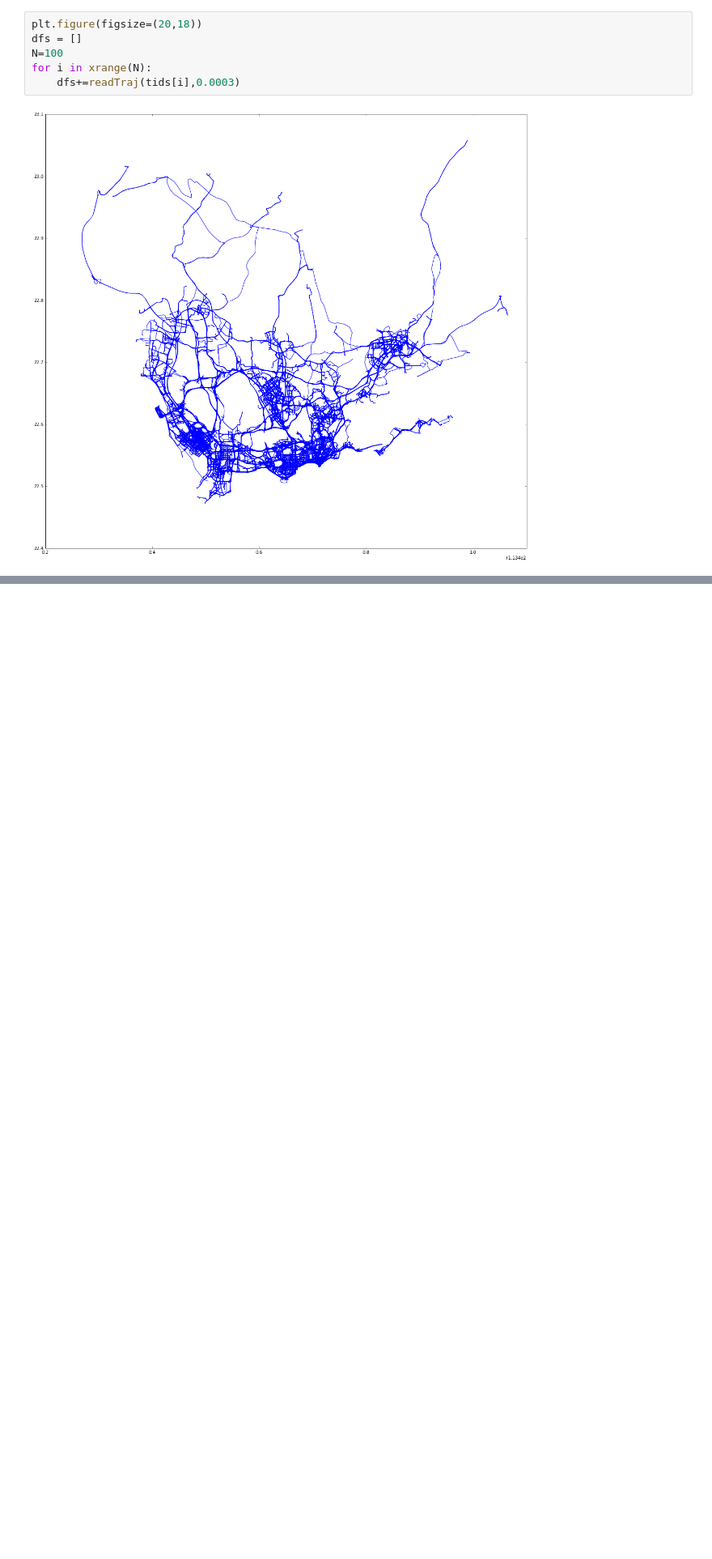
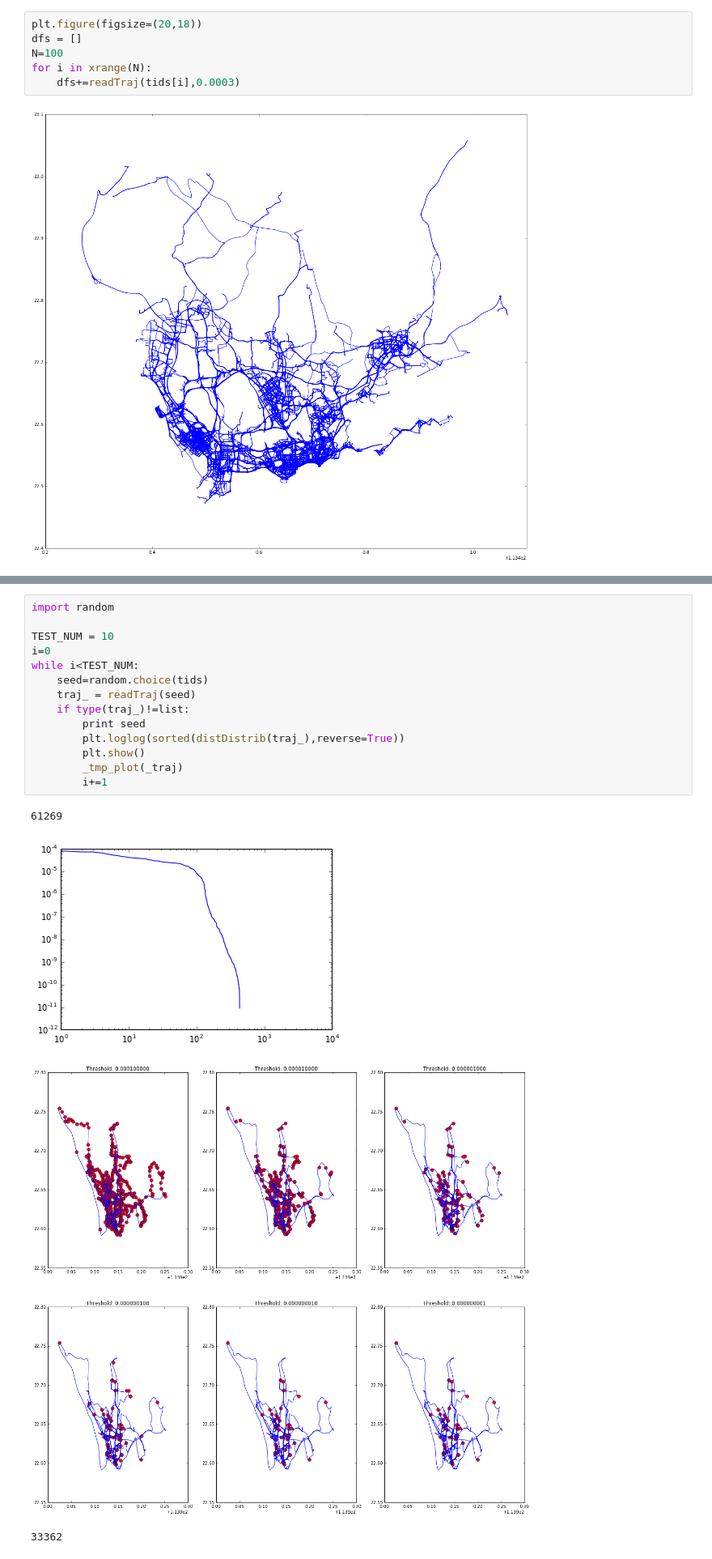
Before and after one commit to 1nfo/TLRI, a Jupyter notebook: Exploring.ipynb, the cells around one changed output, grey strips where cells are left out. Shown at 81% size. Drawn from its saved outputs; the diff is of its cells as text; blank space fills up the shorter version.

```diff
--- a/Exploring.ipynb
+++ b/Exploring.ipynb
@@ -86,0 +152,19 @@ for i in xrange(N):
+# %%
+import random
+
+TEST_NUM = 10
+i=0
+while i<TEST_NUM:
+    seed=random.choice(tids)
+    traj_ = readTraj(seed)
+    if type(traj_)!=list:
+        print seed
+        plt.loglog(sorted(distDistrib(traj_),reverse=True))
+        plt.show()
+        _tmp_plot(_traj)
+        i+=1
+# %% [output]
+61269
+[figure, added]
+[figure, added]
+33362
```
Also changed, not shown: parts of 7 cells of this notebook.
